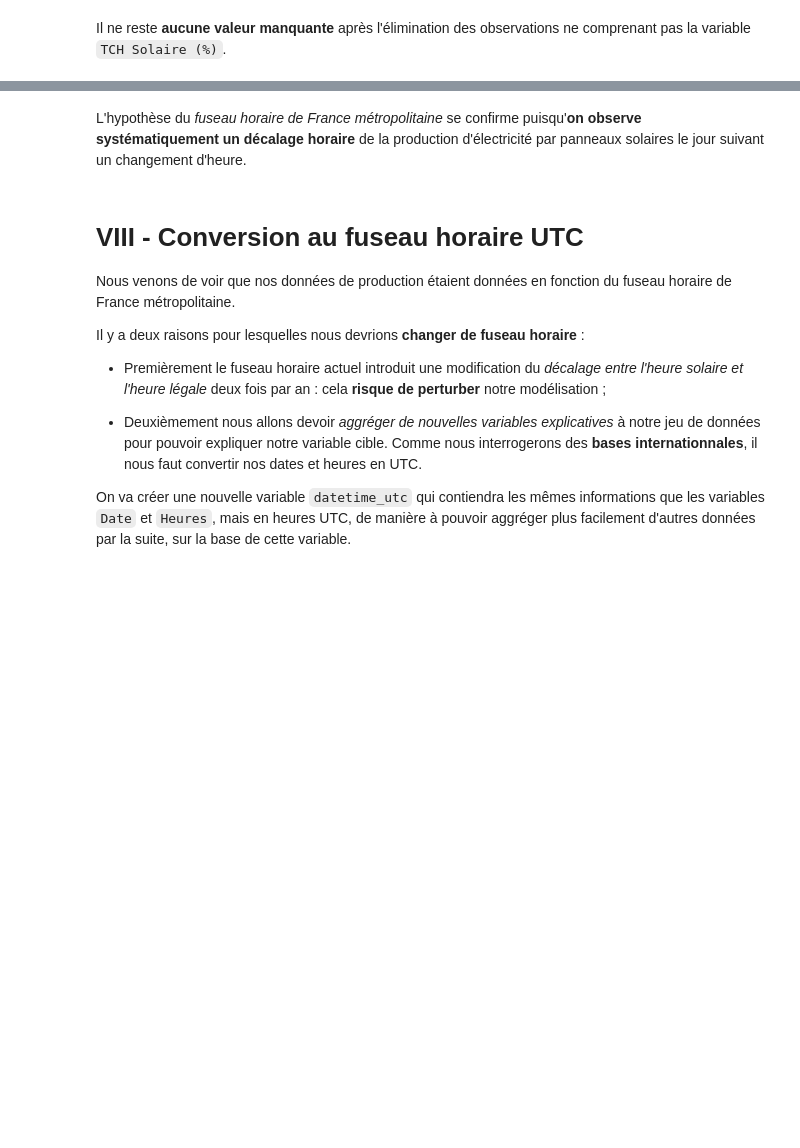
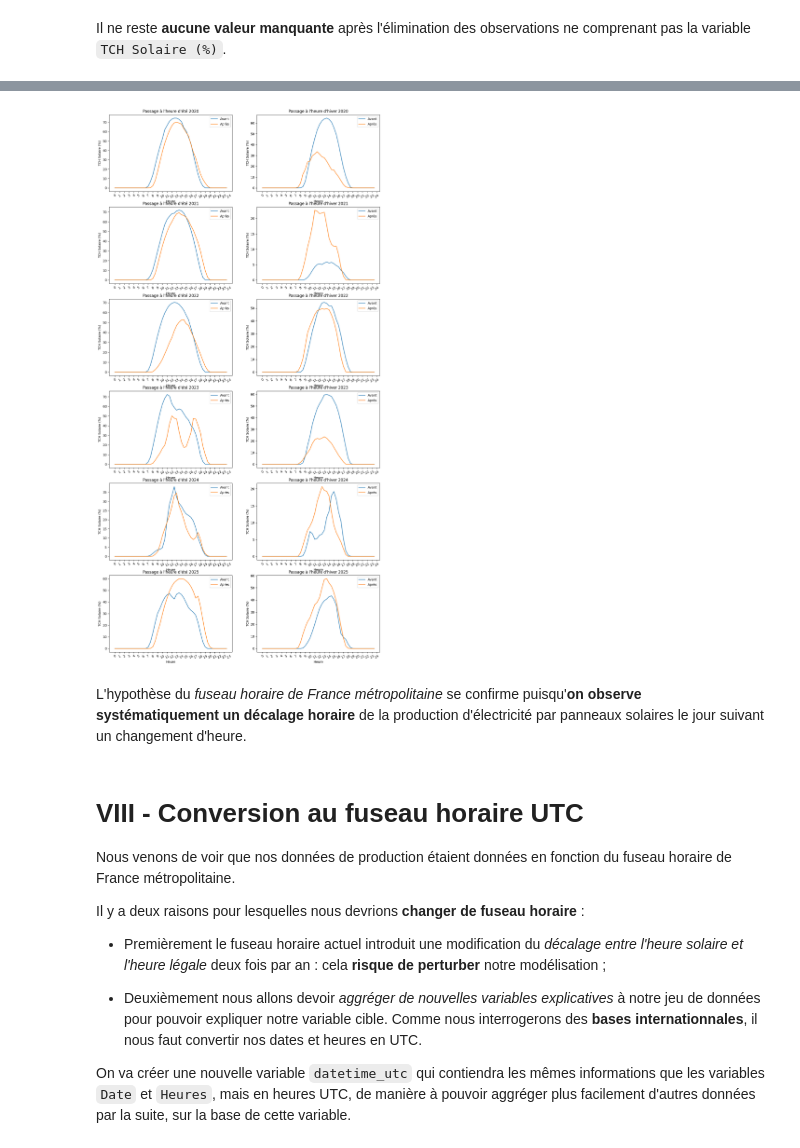
Before and after one commit to Math2935/aug25cds_variabilite, a Jupyter notebook: notebooks/02_collecte/01_production.ipynb, the cells around one changed output, grey strips where cells are left out. Cells and saved outputs as stored; diff of their text form; code cells hidden in the pictures; blank space fills up the shorter version.

Commit message:
Update collect of production data.

```diff
--- a/notebooks/02_collecte/01_production.ipynb
+++ b/notebooks/02_collecte/01_production.ipynb
@@ -197,6 +273,11 @@ On remarque cependant dans cette liste les variables **ne concernent pas** uniqu
 Ces variables risquent de perturber notre futur modèle qui se concentre uniquement sur l'énergie solaire : nous décidons de les **abandonner**.
 # %%
 # On supprime de la liste les colonnes dont on sait qu'elles ne concernent pas l'énergie solaire
+variables_retenues.remove('Périmètre')
+variables_retenues.remove('Nature')
+variables_retenues.remove('Stockage batterie')
+variables_retenues.remove('Déstockage batterie')
+variables_retenues.remove('Ech. physiques')
 variables_retenues.remove('Thermique')
 variables_retenues.remove('Nucléaire')
 variables_retenues.remove('Eolien')
@@ -224,16 +308,13 @@ Maintenant que nous disposons d'une liste de variables communes qui semble perti
 # %%
 # Concaténation des datasets
 # On affiche le nombre de lignes total qu'on est supposé obtenir
-print("Nombre total de lignes avant concaténation :",
-      df_2020.shape[0] + df_2021.shape[0] + df_2022.shape[0] + df_2023.shape[0] + df_2024.shape[0])
+total_1 = 0
+for df in dataset_list :
+    total_1 += df.shape[0]
+print("Nombre total de lignes avant concaténation :", total_1)
 
 # On concatène sur les colonnes retenues
-df_rte = pd.concat([df_2020[variables_retenues],
-                       df_2021[variables_retenues],
-                       df_2022[variables_retenues],
-                       df_2023[variables_retenues],
-                       df_2024[variables_retenues]],
-                      axis = 0)
+df_rte = pd.concat([df[variables_retenues] for df in dataset_list], axis=0)
 
 # On affiche le nombre de lignes obtenu
 print(f"Le dataset concaténé obtenu présente {df_rte.shape[0]} lignes et {df_rte.shape[1]} colonnes.") # OK
@@ -290,52 +418,56 @@ import matplotlib.pyplot as plt
 # %%
 # Extraire les variables pertinentes (date, heure et TCH Solaire)
 df = df_rte[['Date', 'Heures', var_base_cible]]
 
 # Lister les jours avant et après les changements d'heure pour le fuseau France métropolitaine
 ## Jours avant les changements d'heure d'été
-ete_av = ['2020-03-28', '2021-03-27', '2022-03-26', '2023-03-25', '2024-03-30']
+ete_av = ['2020-03-28', '2021-03-27', '2022-03-26', '2023-03-25', '2024-03-30', '2025-03-29', '2026-03-28']
 ## Jours après les changements d'heure d'été
-ete_ap = ['2020-03-29', '2021-03-28', '2022-03-27', '2023-03-26', '2024-03-31']
+ete_ap = ['2020-03-29', '2021-03-28', '2022-03-27', '2023-03-26', '2024-03-31', '2025-03-30', '2026-03-29']
 ## Jours avant les changements d'heure d'hiver
-hiv_av = ['2020-10-24', '2021-10-30', '2022-10-29', '2023-10-28', '2024-10-26']
+hiv_av = ['2020-10-24', '2021-10-30', '2022-10-29', '2023-10-28', '2024-10-26', '2025-10-25', '2026-10-24']
 ## Jours après les changements d'heure d'hiver
-hiv_ap = ['2020-10-25', '2021-10-31', '2022-10-30', '2023-10-29', '2024-10-27']
+hiv_ap = ['2020-10-25', '2021-10-31', '2022-10-30', '2023-10-29', '2024-10-27', '2025-10-26', '2026-10-25']
 
 # Redimensionner la figure (on va afficher une ligne par année et une colonne par changement d'heure)
 plt.figure(figsize=(15,30))
 
 # Pour chaque année
-for i in range(5):
+nb_annees = 6
+for i in range(nb_annees):
+    # On affiche la production d'énergie solaire avant et après le passage à l'heure d'été
+    plt.subplot(nb_annees, 2, i*2+1)
+    plt.plot(df[df['Date'] == ete_av[i]].Heures, df[df['Date'] == ete_av[i]][var_base_cible], label='Avant')
+    plt.plot(df[df['Date'] == ete_ap[i]].Heures, df[df['Date'] == ete_ap[i]][var_base_cible], label='Après')
+    plt.xlabel('Heure')
+    plt.ylabel(var_base_cible)
+    # On nettoie les ticks sur l'axe des x car sinon on ne peut rien lire
+    # On n'affiche que les heures
+    plt.xticks(
+        [2*k for k in range(0, 25)],
+        [str(k) for k in range(25)],
+        rotation=30)
+    plt.title("Passage à l'heure d'été "+str(2020+i))
+    plt.legend()
 
-  # On affiche la production d'énergie solaire avant et après le passage à l'heure d'été
-  plt.subplot(5, 2, i*2+1)
-  plt.plot(df[df['Date'] == ete_av[i]].Heures, df[df['Date'] == ete_av[i]][var_base_cible], label='Avant')
-  plt.plot(df[df['Date'] == ete_ap[i]].Heures, df[df['Date'] == ete_ap[i]][var_base_cible], label='Après')
-  plt.xlabel('Heure')
-  plt.ylabel(var_base_cible)
-  # On nettoie les ticks sur l'axe des x car sinon on ne peut rien lire
-  # On n'affiche que les heures
-  plt.xticks([2*k for k in range(0, 25)],
-            [str(k) for k in range(25)],
-            rotation=30)
-  plt.title("Passage à l'heure d'été "+str(2020+i))
-  plt.legend()
-
-  # On affiche la production d'énergie solaire avant et après le passage à l'heure d'hiver
-  plt.subplot(5, 2, i*2+2)
-  plt.plot(df[df['Date'] == hiv_av[i]].Heures, df[df['Date'] == hiv_av[i]][var_base_cible], label='Avant')
-  plt.plot(df[df['Date'] == hiv_ap[i]].Heures, df[df['Date'] == hiv_ap[i]][var_base_cible], label='Après');
-  plt.xlabel('Heure')
-  plt.ylabel(var_base_cible)
-  # On nettoie les ticks sur l'axe des x car sinon on ne peut rien lire
-  # On n'affiche que les heures
-  plt.xticks([2*k for k in range(0, 25)],
-            [str(k) for k in range(25)],
-            rotation=30)
-  plt.title("Passage à l'heure d'hiver "+str(2020+i))
-  plt.legend()
+    # On affiche la production d'énergie solaire avant et après le passage à l'heure d'hiver
+    plt.subplot(nb_annees, 2, i*2+2)
+    plt.plot(df[df['Date'] == hiv_av[i]].Heures, df[df['Date'] == hiv_av[i]][var_base_cible], label='Avant')
+    plt.plot(df[df['Date'] == hiv_ap[i]].Heures, df[df['Date'] == hiv_ap[i]][var_base_cible], label='Après');
+    plt.xlabel('Heure')
+    plt.ylabel(var_base_cible)
+    # On nettoie les ticks sur l'axe des x car sinon on ne peut rien lire
+    # On n'affiche que les heures
+    plt.xticks(
+        [2*k for k in range(0, 25)],
+        [str(k) for k in range(25)],
+        rotation=30)
+    plt.title("Passage à l'heure d'hiver "+str(2020+i))
+    plt.legend()
 
 plt.show()
+# %% [output]
+[figure, added]
 # %% [markdown]
 L'hypothèse du *fuseau horaire de France métropolitaine* se confirme puisqu'**on observe systématiquement un décalage horaire** de la production d'électricité par panneaux solaires le jour suivant un changement d'heure.
 # %% [markdown]
```
Also changed, not shown: parts of 28 cells of this notebook, 1 other file.
